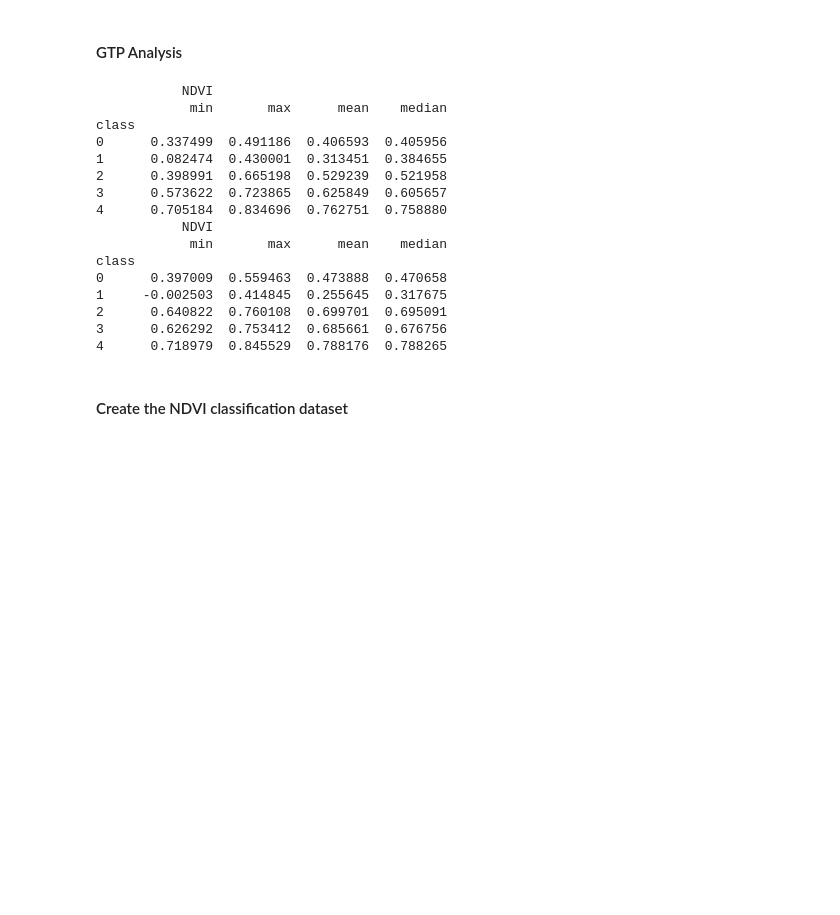
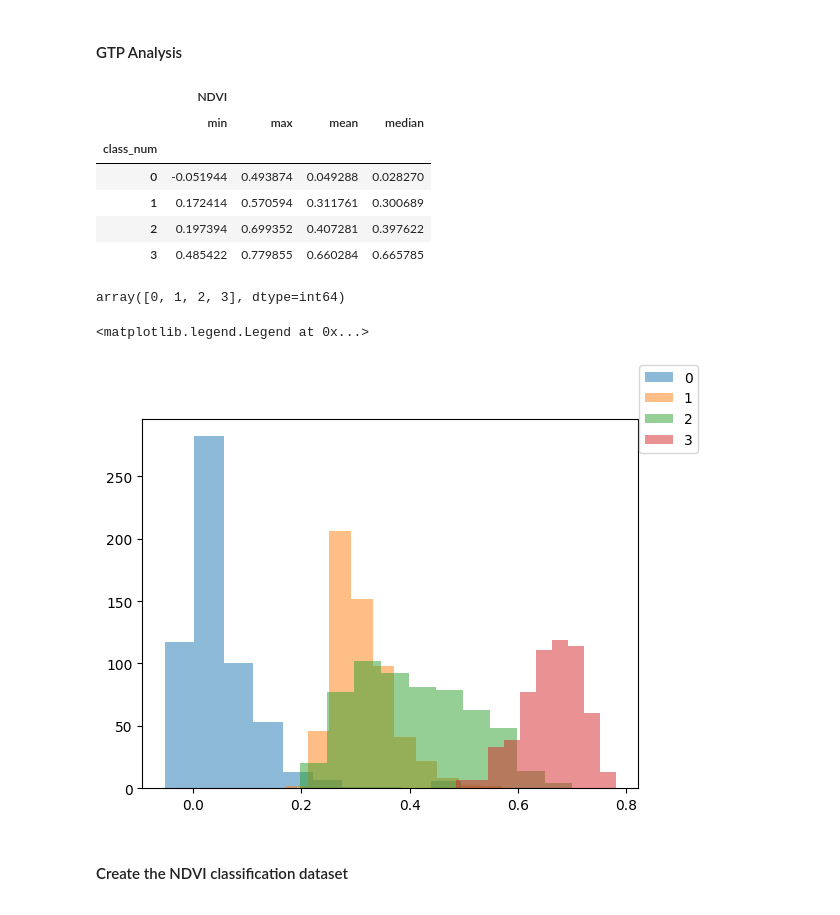
Before and after one commit to mjdear68/Traprock_KBA_Change_Detection, a Jupyter notebook: nbk/class_data_prep.ipynb, the cells around one changed output. Drawn from its saved outputs; the diff is of its cells as text; code cells hidden in the pictures; blank space fills up the shorter version.

```diff
--- a/nbk/class_data_prep.ipynb
+++ b/nbk/class_data_prep.ipynb
@@ -161,25 +162,30 @@ The thresholds were derived from the following sources:
 #### GTP Analysis
 # %%
 # Summarise by Class
-for gdf in gtp:
-    print(gdf.groupby('class').agg({'NDVI':['min','max','mean','median']}))
+gtp_equal.groupby('class_num').agg({'NDVI':['min','max','mean','median']})
 # %% [output]
-           NDVI
-            min       max      mean    median
-class
-0      0.337499  0.491186  0.406593  0.405956
-1      0.082474  0.430001  0.313451  0.384655
-2      0.398991  0.665198  0.529239  0.521958
-3      0.573622  0.723865  0.625849  0.605657
-4      0.705184  0.834696  0.762751  0.758880
-           NDVI
-            min       max      mean    median
-class
-0      0.397009  0.559463  0.473888  0.470658
-1     -0.002503  0.414845  0.255645  0.317675
-2      0.640822  0.760108  0.699701  0.695091
-3      0.626292  0.753412  0.685661  0.676756
-4      0.718979  0.845529  0.788176  0.788265
+|  | NDVI |  |  |  |
+|  | min | max | mean | median |
+| class_num |  |  |  |  |
+| 0 | -0.051944 | 0.493874 | 0.049288 | 0.028270 |
+| 1 | 0.172414 | 0.570594 | 0.311761 | 0.300689 |
+| 2 | 0.197394 | 0.699352 | 0.407281 | 0.397622 |
+| 3 | 0.485422 | 0.779855 | 0.660284 | 0.665785 |
+# %%
+np.sort(gtp_equal['class_num'].unique())
+# %% [output]
+array([0, 1, 2, 3], dtype=int64)
+# %%
+cl_nums = np.sort(gtp_equal['class_num'].unique())
+
+fig, ax = plt.subplots()
+for cl in cl_nums:
+    ax.hist(gtp_equal['NDVI'][gtp_equal['class_num']==cl], alpha=0.5)
+
+fig.legend(cl_nums)
+# %% [output]
+<matplotlib.legend.Legend at 0x...>
+[figure, added]
 # %% [markdown]
 #### Create the NDVI classification dataset
 <a id='create_classification'></a>
```
Also changed, not shown: parts of 5 cells of this notebook.
